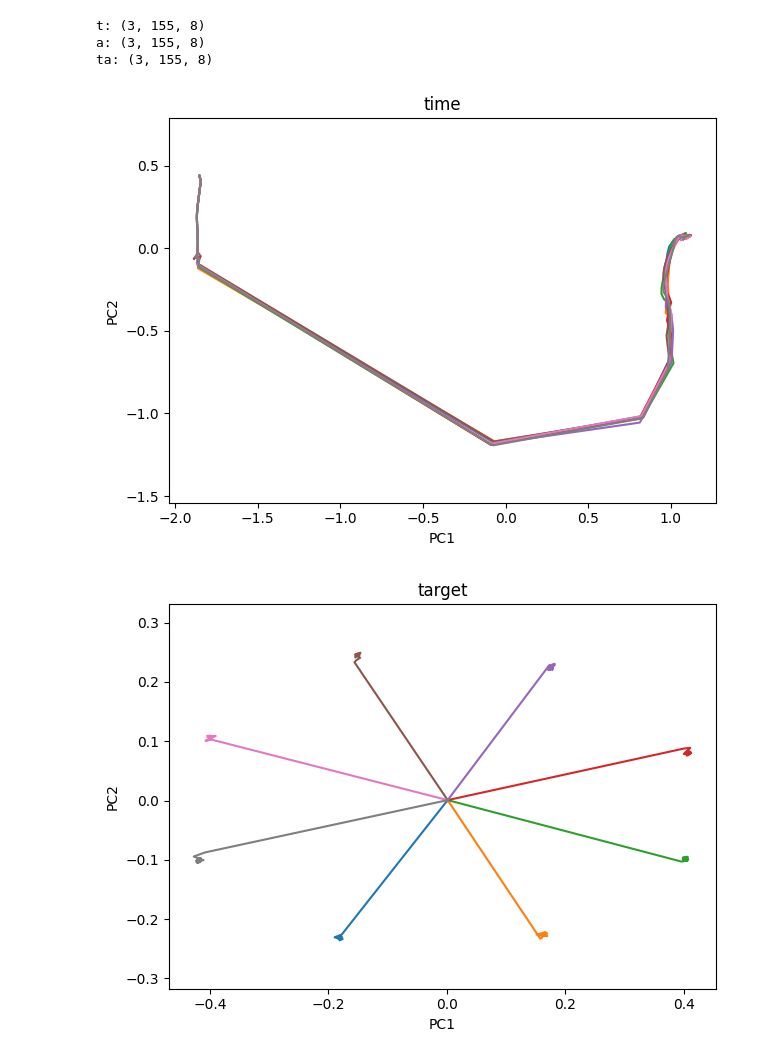
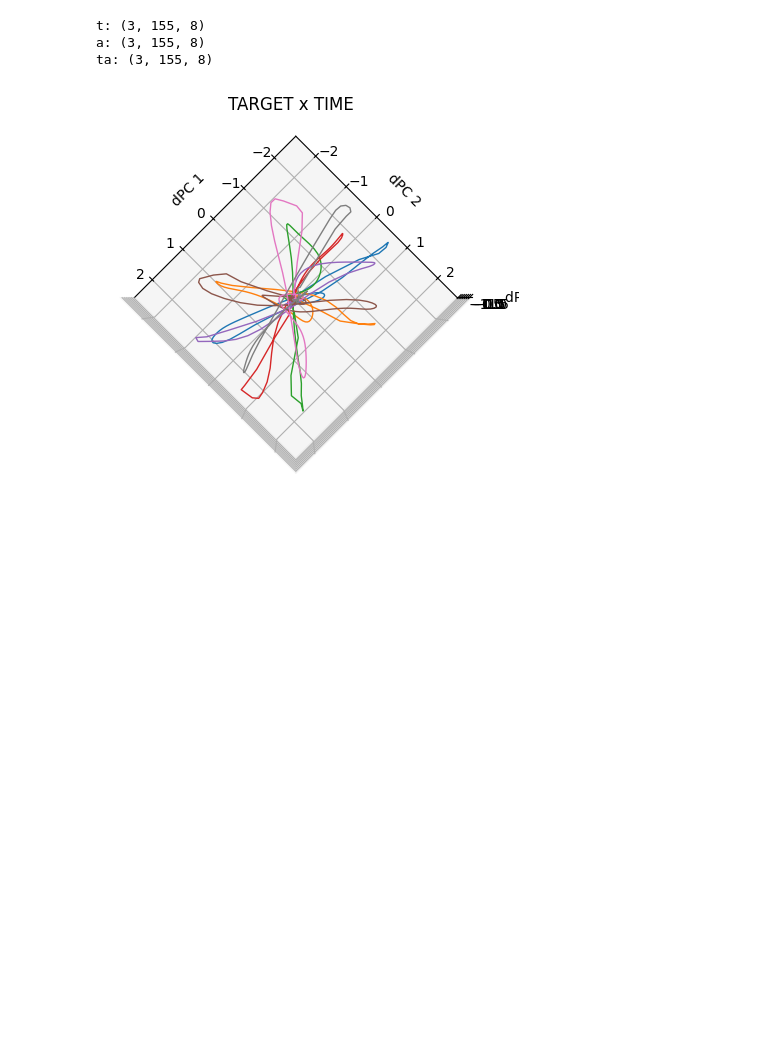
Before and after one commit to paulgribble/motornet_centerout, a Jupyter notebook: golook.ipynb, the cells around one changed output. Saved outputs shown, nothing was run; the diff lists cells and outputs as text; code cells hidden in the pictures; blank space fills up the shorter version.

```diff
--- a/golook.ipynb
+++ b/golook.ipynb
@@ -164,16 +164,16 @@ t: (3, 155, 8)
 a: (3, 155, 8)
 ta: (3, 155, 8)
 # %%
-for i, (k, d) in enumerate(hid_new.items()):
-    fig,ax = plt.subplots()
-    fig.set_tight_layout(True)
-    for i_tgt in range(n_tgt):
-        ax.plot(d[0,:,i_tgt],d[1,:,i_tgt],'-')
-    ax.set_xlabel('PC1')
-    ax.set_ylabel('PC2')
-    ax.set_title(legend[k])
-    ax.axis('equal')
+h = hid_new['ta']
+ax = plt.figure().add_subplot(projection='3d')
+for i_tgt in range(n_tgt):
+    ax.plot(h[0,:,i_tgt].T, h[1,:,i_tgt].T, h[2,:,i_tgt].T, lw=1.0)
+ax.set_xlabel("dPC 1")
+ax.set_ylabel("dPC 2")
+ax.set_zlabel("dPC 3")
+ax.view_init(elev=90., azim=45, roll=0)
+ax.axis('equal')
+ax.set_title("TARGET x TIME")
 plt.show()
 # %% [output]
-[figure, old version]
+[figure, new version]
-[figure, removed]
```
Also changed, not shown: parts of 3 cells of this notebook.
